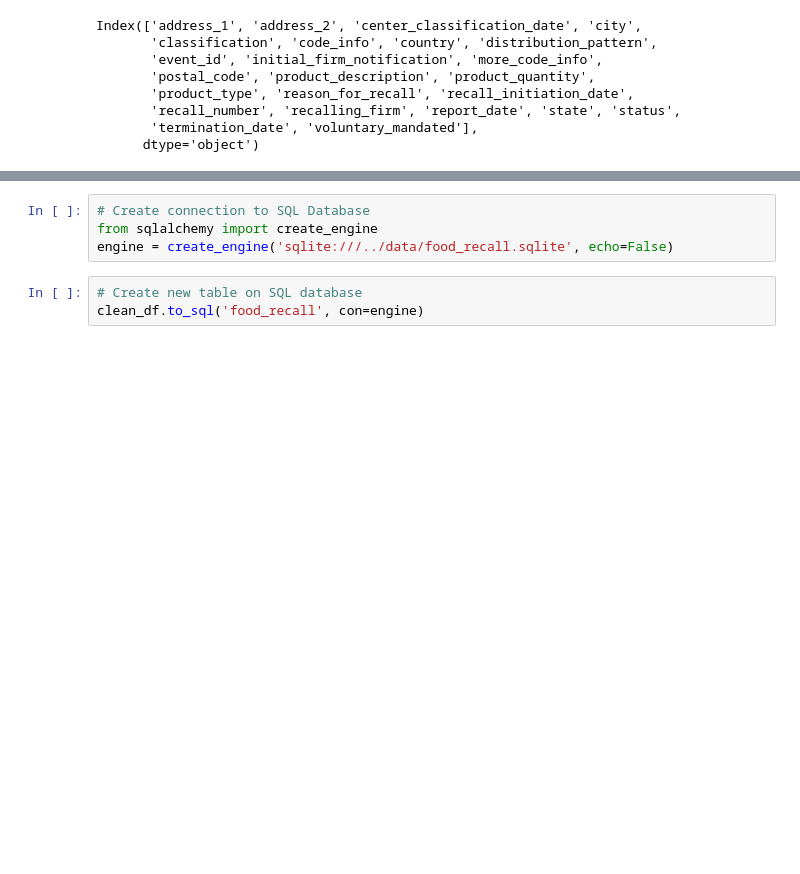
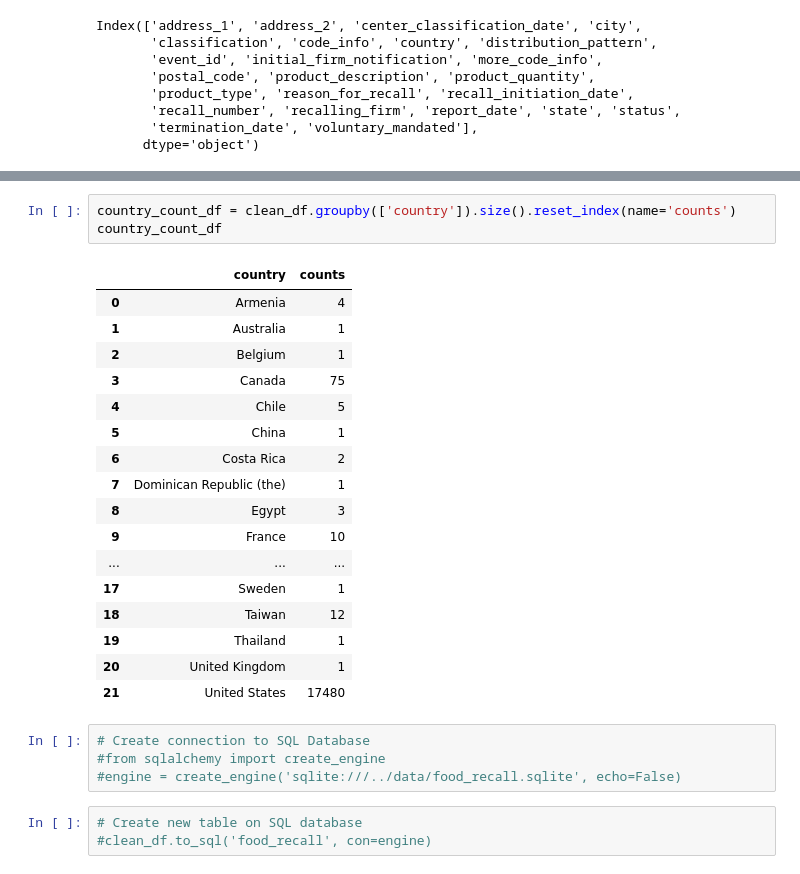
Before and after one commit to JANSSOC/Project2Group5, a Jupyter notebook: assets/py scripts/data_formatting.ipynb, the cells around one changed output, grey strips where cells are left out. Drawn from its saved outputs; the diff is of its cells as text; blank space fills up the shorter version.

Commit message:
revert data formatting

```diff
--- a/assets/py scripts/data_formatting.ipynb
+++ b/assets/py scripts/data_formatting.ipynb
@@ -87,8 +222,29 @@ vol_man_count_df.to_csv('../../website/src/data/vol_man_count.csv')
+# %%
+country_count_df = clean_df.groupby(['country']).size().reset_index(name='counts')
+country_count_df
+# %% [output]
+|  | country | counts |
+| 0 | Armenia | 4 |
+| 1 | Australia | 1 |
+| 2 | Belgium | 1 |
+| 3 | Canada | 75 |
+| 4 | Chile | 5 |
+| 5 | China | 1 |
+| 6 | Costa Rica | 2 |
+| 7 | Dominican Republic (the) | 1 |
+| 8 | Egypt | 3 |
+| 9 | France | 10 |
+| ... | ... | ... |
+| 17 | Sweden | 1 |
+| 18 | Taiwan | 12 |
+| 19 | Thailand | 1 |
+| 20 | United Kingdom | 1 |
+| 21 | United States | 17480 |
 # %%
 # Create connection to SQL Database
-from sqlalchemy import create_engine
-engine = create_engine('sqlite:///../data/food_recall.sqlite', echo=False)
+#from sqlalchemy import create_engine
+#engine = create_engine('sqlite:///../data/food_recall.sqlite', echo=False)
 # %%
 # Create new table on SQL database
-clean_df.to_sql('food_recall', con=engine)
+#clean_df.to_sql('food_recall', con=engine)
 # %%
```
Also changed, not shown: parts of 16 cells of this notebook.
